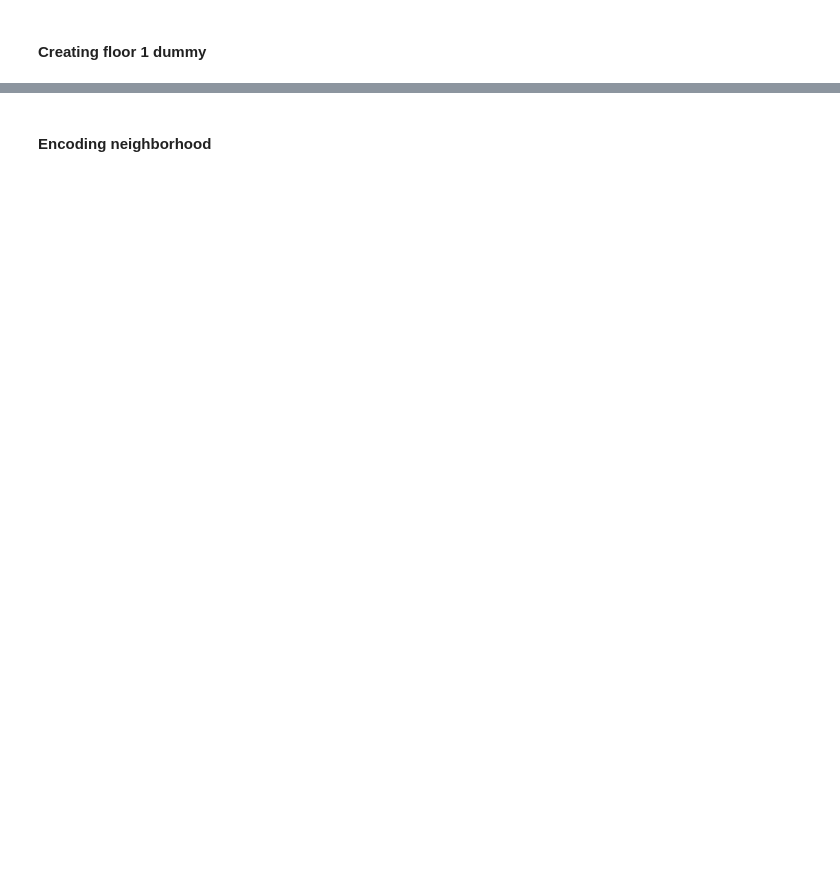
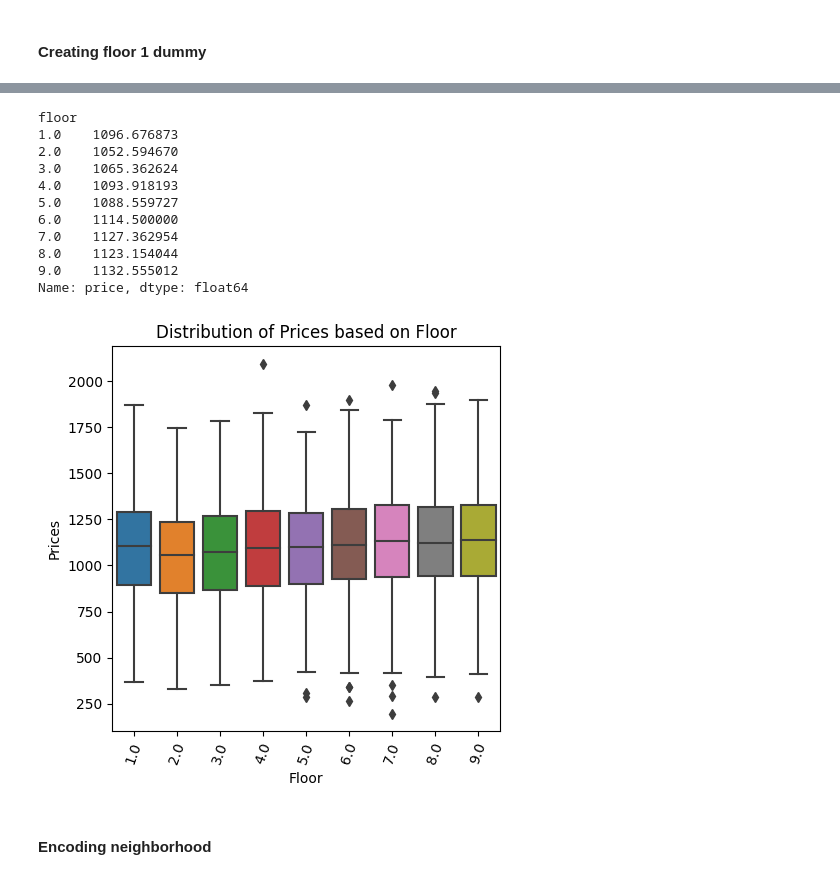
Before and after one commit to ollie-gats/ML_house_price_prediction_project, a Jupyter notebook: improved_method_Vanessa.ipynb, the cells around one changed output, grey strips where cells are left out. Saved outputs shown, nothing was run; the diff lists cells and outputs as text; code cells hidden in the pictures; blank space fills up the shorter version.

```diff
--- a/improved_method_Vanessa.ipynb
+++ b/improved_method_Vanessa.ipynb
@@ -339,2 +419,5 @@ df['num_supermarkets'] = df['neighborhood'].map(neighborhood_means)
+# %%
+# nearly no difference between the neighborhoods, just impute mean
+df['num_supermarkets'] = df['num_supermarkets'].fillna(df['num_supermarkets'].mean())
 # %% [markdown]
 #### Creating floor 1 dummy
@@ -343 +424,28 @@ show that floor 1 has highest price and argue that leaving variable for that has
+# %%
+# after KNN also floats for 'floor' -> change that to integers
+df['floor'] = round(df['floor'],0)
+# %%
+# looking at prices based on the floor
+plt.figure(figsize=(5, 5))
+sns.boxplot(data = df, x ='floor', y = 'price')
+plt.title('Distribution of Prices based on Floor')
+plt.xlabel('Floor')
+plt.ylabel('Prices')
+plt.xticks(rotation=70)
+
+price_floor = df.groupby('floor')['price'].mean()
+print(price_floor)
+# %% [output]
+floor
+1.0    1096.676873
+2.0    1052.594670
+3.0    1065.362624
+4.0    1093.918193
+5.0    1088.559727
+6.0    1114.500000
+7.0    1127.362954
+8.0    1123.154044
+9.0    1132.555012
+Name: price, dtype: float64
+[figure, added]
 # %%
```
Also changed, not shown: parts of 31 cells of this notebook.
